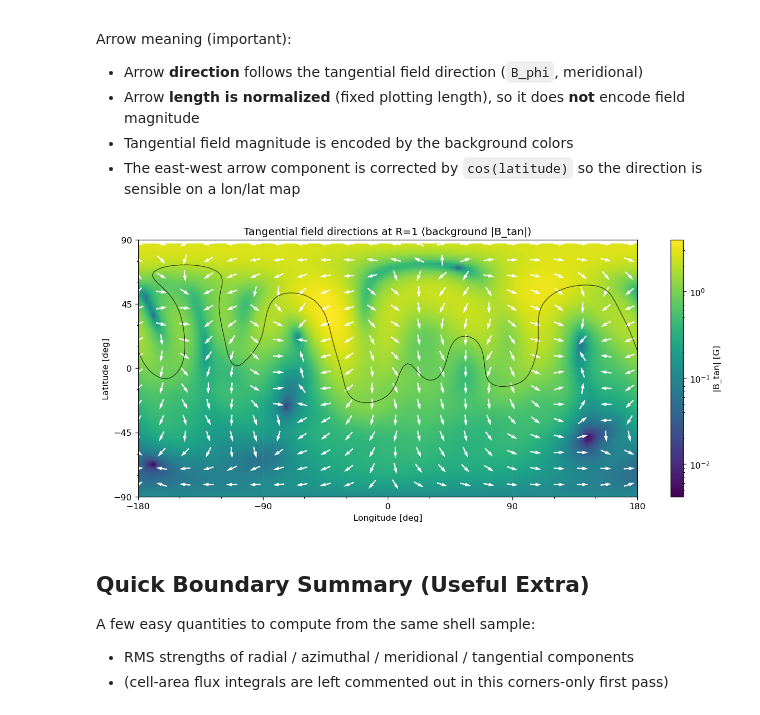
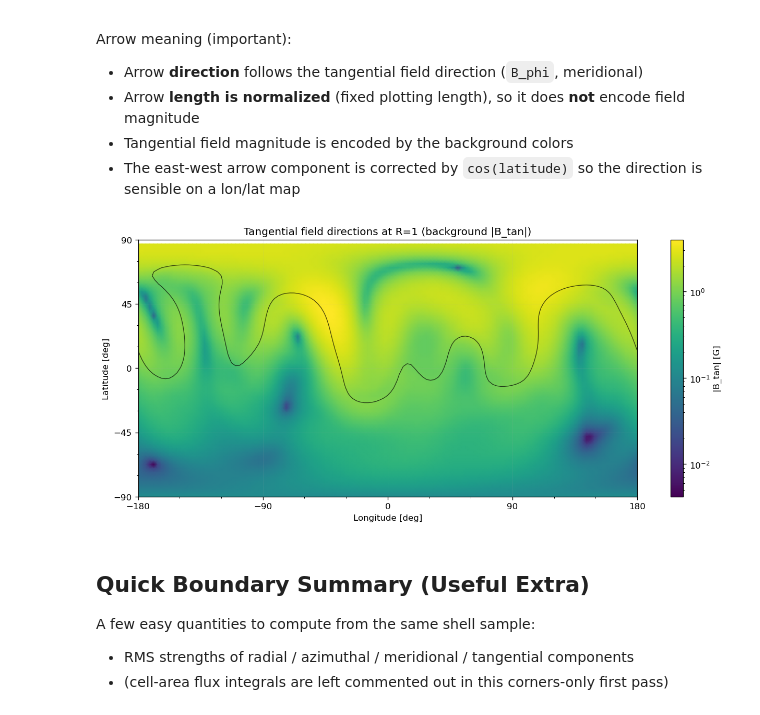
Before and after one commit to svaberg/starwinds-analysis, a Jupyter notebook: examples/smartds_inner_boundary_magnetic_zdi.ipynb, the cells around one changed output. Drawn from its saved outputs; the diff is of its cells as text; code cells hidden in the pictures.

Commit message:
Use corners-only shell resampling in magnetic notebook

```diff
--- a/examples/smartds_inner_boundary_magnetic_zdi.ipynb
+++ b/examples/smartds_inner_boundary_magnetic_zdi.ipynb
@@ -47,17 +52,13 @@ R_BOUNDARY = 1.0
 N_POLAR = 64
 N_AZIMUTH = 2 * N_POLAR
 
-# Using corners only: build a shell corner mesh and resample once onto those points.
 theta_edges = np.linspace(0.0, np.pi, N_POLAR + 1)
 phi_edges = np.linspace(-np.pi, np.pi, N_AZIMUTH + 1)
-theta_grid, phi_grid = np.meshgrid(theta_edges, phi_edges, indexing='ij')
 
-sin_theta = np.sin(theta_grid)
-x_shell = R_BOUNDARY * sin_theta * np.cos(phi_grid)
-y_shell = R_BOUNDARY * sin_theta * np.sin(phi_grid)
-z_shell = R_BOUNDARY * np.cos(theta_grid)
+grid = PolarAzimuthalGrid(theta_edges, phi_edges, radius=R_BOUNDARY)
 
-sample_xyz = np.stack((x_shell, y_shell, z_shell), axis=-1)
+# Use corner points only (no centres) and let SmartDs resample onto that structured grid.
+sample_xyz = grid.corners_cartesian
 shell_ds = sds.resample(
     sample_xyz,
     coordinate_fields=('X [R]', 'Y [R]', 'Z [R]'),
@@ -75,6 +76,9 @@ r_shell = shell_ds('R [R]')
 theta_shell = shell_ds('theta [rad]')
 phi_shell = shell_ds('phi [rad]')
 
+# Use the explicit edge-angle grid for plotting coordinates (clean pole behavior).
+theta_grid = grid.polar_edges
+phi_grid = grid.azimuthal_edges
 lat_deg = 90.0 - np.degrees(theta_grid)
 lon_deg = np.degrees(phi_grid)
 
@@ -154,7 +159,7 @@ img = ax.pcolormesh(
 )
 img.cmap.set_under(img.cmap(0.0))
 
-I_STEP, J_STEP = 4, 6
+I_STEP, J_STEP = 2, 2
 lon_q = lon_deg[::I_STEP, ::J_STEP]
 lat_q = lat_deg[::I_STEP, ::J_STEP]
 b_phi_q = b_phi[::I_STEP, ::J_STEP]
@@ -165,46 +170,46 @@ b_mer_q = b_meridional[::I_STEP, ::J_STEP]
 # DONE explain what this actually means the scaling.
 # Quiver draws arrows in axis units (degrees here), so we convert the east-west tangent
 # component to a longitude-angle component by dividing by cos(latitude) before normalizing.
 # DONE is this required? Check if quiver can do this internally.
 # Yes: on a lat/lon plot, east-west angular distance shrinks by cos(latitude), so we rescale here.
 cos_lat = np.cos(np.deg2rad(lat_q))
 u = b_phi_q / cos_lat
 v = b_mer_q
 arrow_len_deg = 8.0
 mag = np.hypot(u, v)
 u = np.ma.masked_invalid(arrow_len_deg * u / mag)
 v = np.ma.masked_invalid(arrow_len_deg * v / mag)
 
-ax.quiver(
-    lon_q,
-    lat_q,
-    u,
-    v,
-    color='white',
-    angles='xy',
-    scale_units='xy',
-    scale=1.0,
-    width=0.0025,
-    pivot='mid',
-)
+# ax.quiver(
+#     lon_q,
+#     lat_q,
+#     u,
+#     v,
+#     color='white',
+#     angles='xy',
+#     scale_units='xy',
+#     scale=1.0,
+#     width=0.0025,
+#     pivot='mid',
+# )
 
 # Polarity inversion line: B_r = 0 (drawn on the same corner grid values).
 ax.contour(lon_deg, lat_deg, 1e4 * b_r, levels=[0.0], colors='black', linewidths=0.8, alpha=0.7)
 
 ax.set_xlim(-180, 180)
 ax.set_ylim(-90, 90)
 ax.xaxis.set_major_locator(MultipleLocator(90))
 ax.xaxis.set_minor_locator(MultipleLocator(30))
 ax.yaxis.set_major_locator(MultipleLocator(45))
 ax.yaxis.set_minor_locator(MultipleLocator(15))
 ax.grid(which='major', alpha=0.15, linewidth=0.5)
 ax.set_xlabel('Longitude [deg]')
 ax.set_ylabel('Latitude [deg]')
 ax.set_title(f'Tangential field directions at R={R_BOUNDARY:g} (background |B_tan|)')
 fig.colorbar(img, ax=ax, label='|B_tan| [G]')
 plt.show()
 # %% [output]
-[figure, old version]
+[figure, new version]
 # %% [markdown]
 ## Quick Boundary Summary (Useful Extra)
 
```
Also changed, not shown: parts of 5 cells of this notebook.
